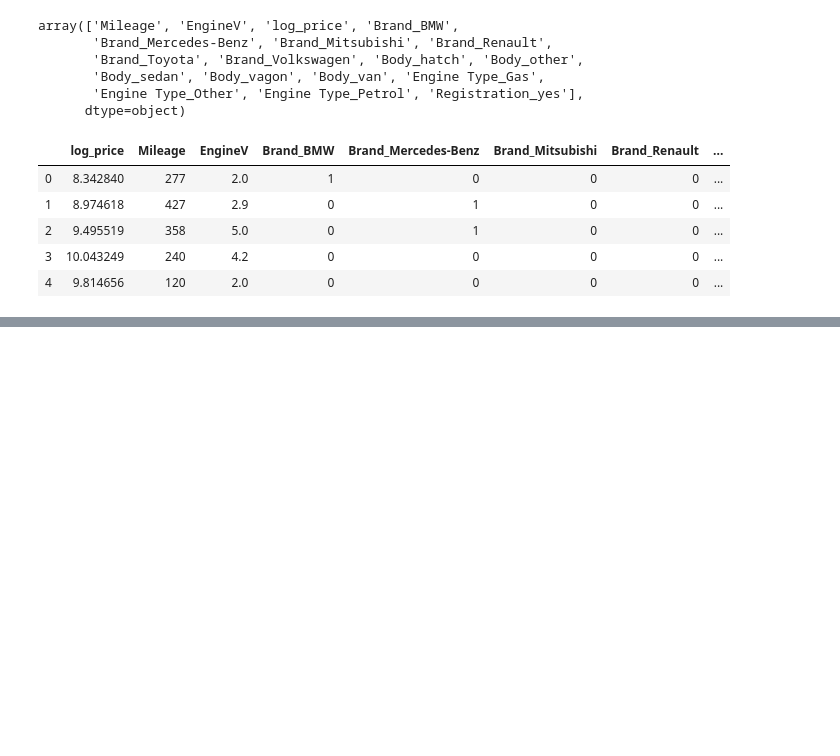
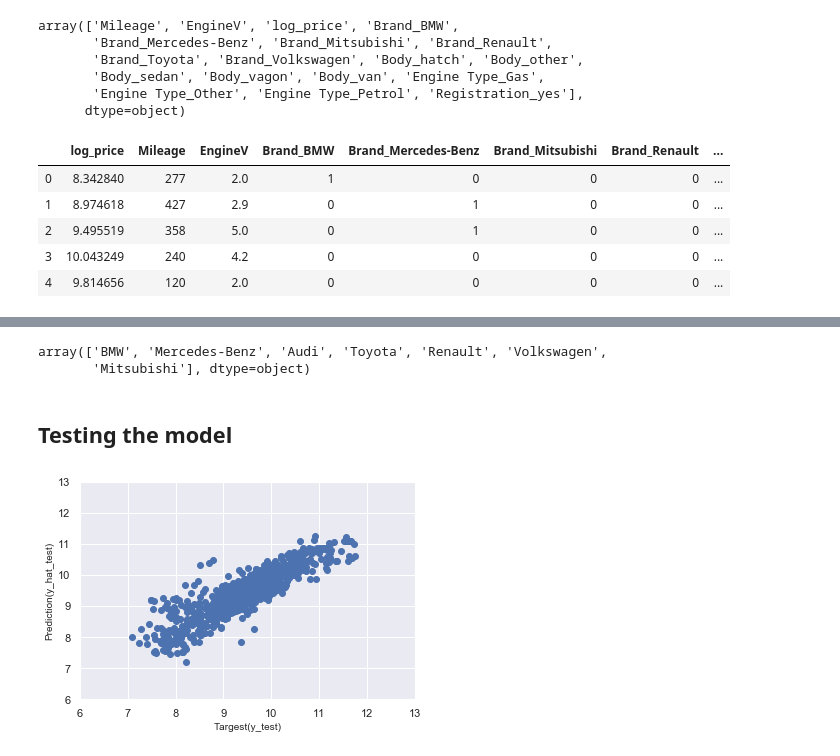
Before and after one commit to LiuHaoLung/Python-Milestone, a Jupyter notebook: Carsales/Carsales.ipynb, the cells around one changed output, grey strips where cells are left out. Cells and saved outputs as stored; diff of their text form; code cells hidden in the pictures; blank space fills up the shorter version.

```diff
--- a/Carsales/Carsales.ipynb
+++ b/Carsales/Carsales.ipynb
@@ -405,0 +517,34 @@ data_preprocessed.head()
+# %%
+# looking at the weight the Audi was the dropped one
+# it can know the Audi is the benchmark
+# so if another brand dummy is positive, it means that all else equal the respective brand is more expensive than Audi
+# for instance, the BMW coef is positive, so on average if a car is BMW it will be more expensive than Audi
+# the Benz coef is very close to 0, since the dummy are scaled we can't be completely sure if a Benz is more expensive but it seems to be as expensive as an Audi
+# the bigger the weight, the bigger the impact
+# it doesn't make sense to compart the continuous variables with the dummies
+# dummies are only compared to their respective benchmark
+
+data_cleaned['Brand'].unique()
+# %% [output]
+array(['BMW', 'Mercedes-Benz', 'Audi', 'Toyota', 'Renault', 'Volkswagen',
+       'Mitsubishi'], dtype=object)
+# %% [markdown]
+## Testing the model
+# %%
+y_hat_test = reg.predict(x_test)
+# %%
+# with the higher price, this plot have a higher concentration of values around the 45 degree line
+# therefore this model is very good at predicting higher prices
+# in the lower price, they are much scatterd, pointing to the fact we are not quite getting the price is right
+
+plt.scatter(y_test, y_hat_test)
+
+plt.xlabel('Targest(y_test)', size = 10)
+plt.ylabel('Prediction(y_hat_test)', size = 10)
+
+plt.xlim(6,13)
+plt.ylim(6,13)
+
+plt.show()
+# %% [output]
+[figure, added]
```
Also changed, not shown: parts of 31 cells of this notebook.
